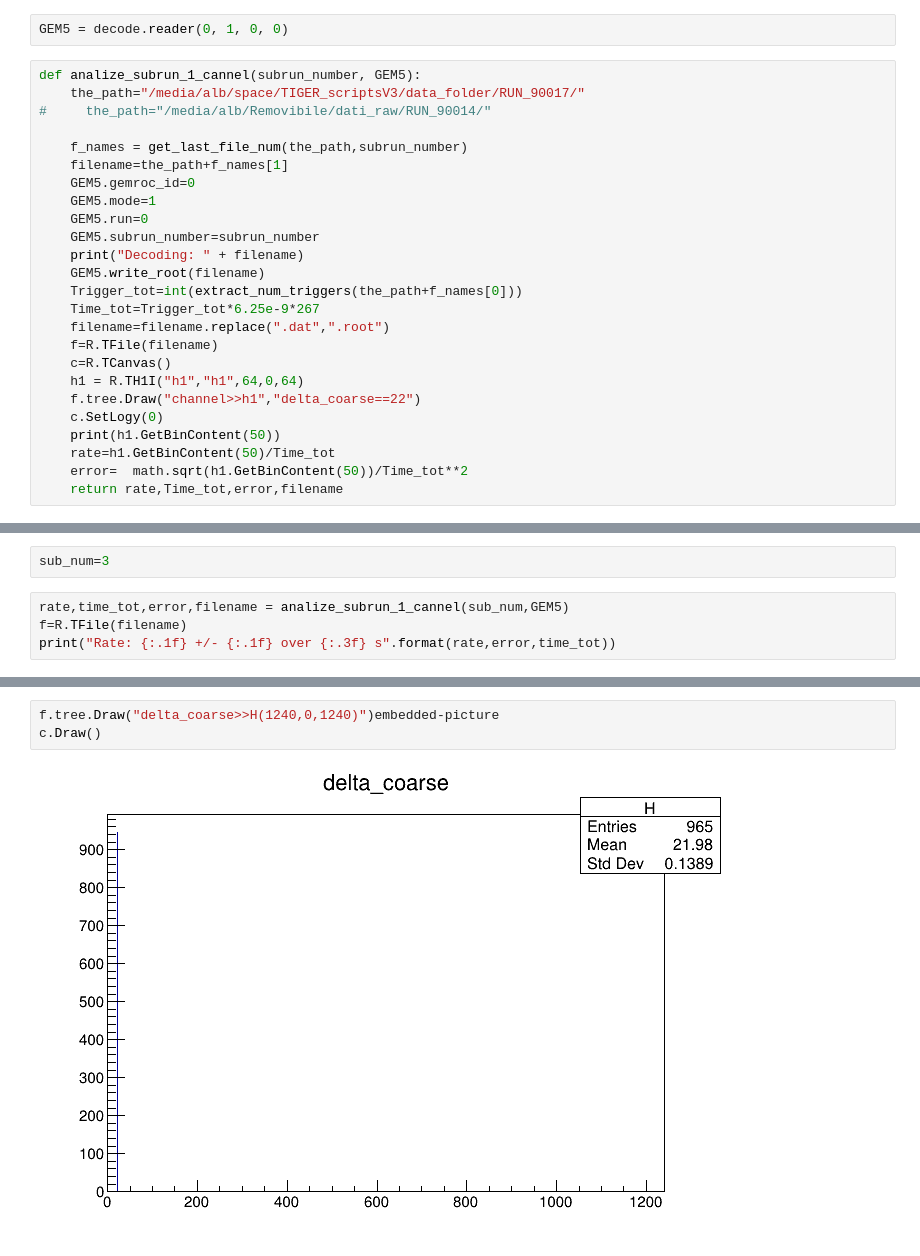
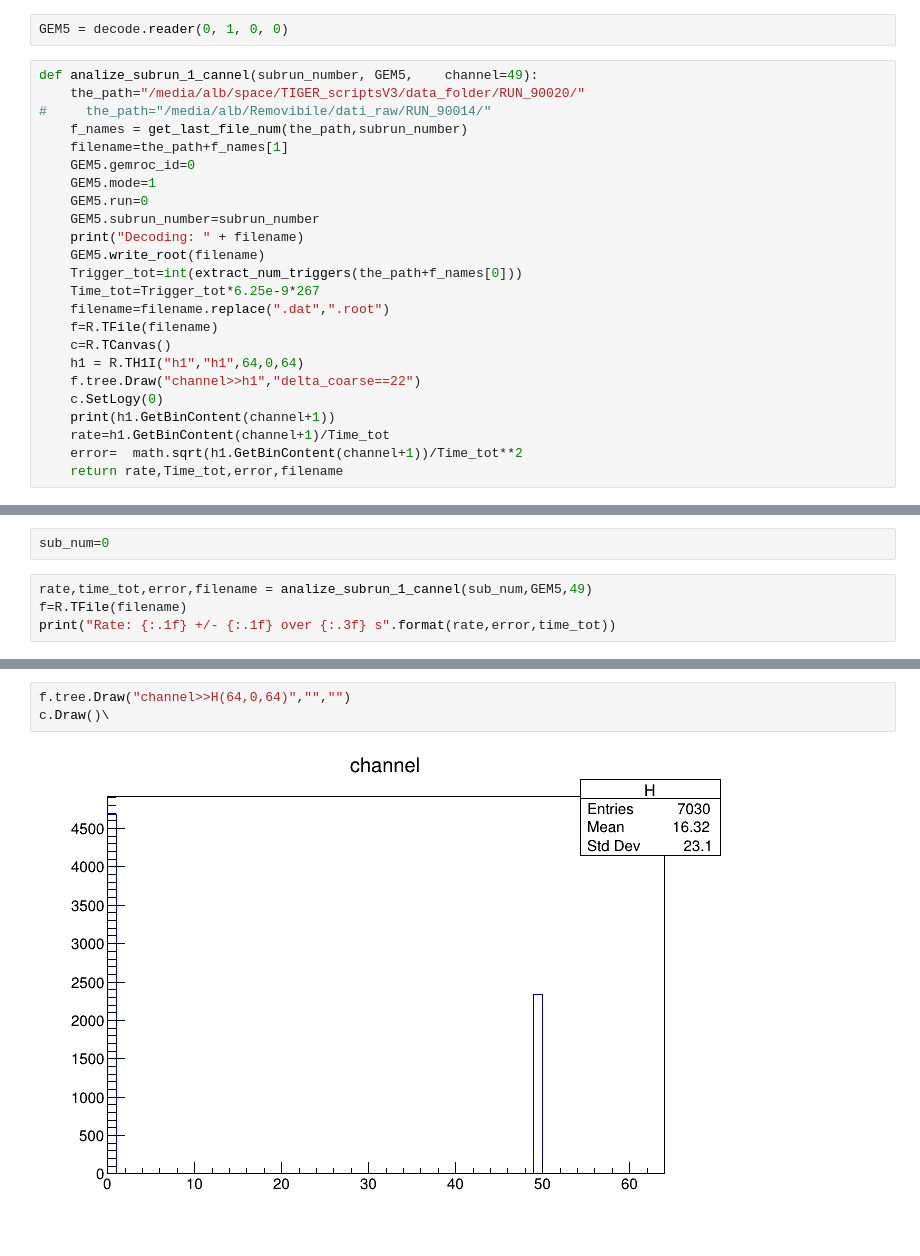
Before and after one commit to bortalberto/analysis_scripts, a Jupyter notebook: prove_rate/Get_rate_TM.ipynb, the cells around one changed output, grey strips where cells are left out. Drawn from its saved outputs; the diff is of its cells as text.

```diff
--- a/prove_rate/Get_rate_TM.ipynb
+++ b/prove_rate/Get_rate_TM.ipynb
@@ -30,10 +32,9 @@ def extract_num_triggers(filename):
 # %%
 GEM5 = decode.reader(0, 1, 0, 0)
 # %%
-def analize_subrun_1_cannel(subrun_number, GEM5):
-    the_path="/media/alb/space/TIGER_scriptsV3/data_folder/RUN_90017/"
+def analize_subrun_1_cannel(subrun_number, GEM5,    channel=49):
+    the_path="/media/alb/space/TIGER_scriptsV3/data_folder/RUN_90020/"
 #     the_path="/media/alb/Removibile/dati_raw/RUN_90014/"
-
     f_names = get_last_file_num(the_path,subrun_number)
     filename=the_path+f_names[1]
     GEM5.gemroc_id=0
@@ -50,7 +51,7 @@ def analize_subrun_1_cannel(subrun_number, GEM5):
     h1 = R.TH1I("h1","h1",64,0,64)
     f.tree.Draw("channel>>h1","delta_coarse==22")
     c.SetLogy(0)
-    print(h1.GetBinContent(50))
-    rate=h1.GetBinContent(50)/Time_tot
-    error=  math.sqrt(h1.GetBinContent(50))/Time_tot**2
+    print(h1.GetBinContent(channel+1))
+    rate=h1.GetBinContent(channel+1)/Time_tot
+    error=  math.sqrt(h1.GetBinContent(channel+1))/Time_tot**2
     return rate,Time_tot,error,filename
@@ -57,7 +79,7 @@ def analize_subrun_1_cannel(subrun_number, GEM5):
 # %%
-sub_num=3
+sub_num=0
 # %%
-rate,time_tot,error,filename = analize_subrun_1_cannel(sub_num,GEM5)
+rate,time_tot,error,filename = analize_subrun_1_cannel(sub_num,GEM5,49)
 f=R.TFile(filename)
 print("Rate: {:.1f} +/- {:.1f} over {:.3f} s".format(rate,error,time_tot))
 # %% [output]
@@ -78,5 +111,5 @@ c.Draw()
 # %%
-f.tree.Draw("delta_coarse>>H(1240,0,1240)")embedded-picture
-c.Draw()
+f.tree.Draw("channel>>H(64,0,64)","","")
+c.Draw()\
 # %% [output]
-[figure, old version]
+[figure, new version]
```
Also changed, not shown: parts of 15 cells of this notebook, 12 other files.
